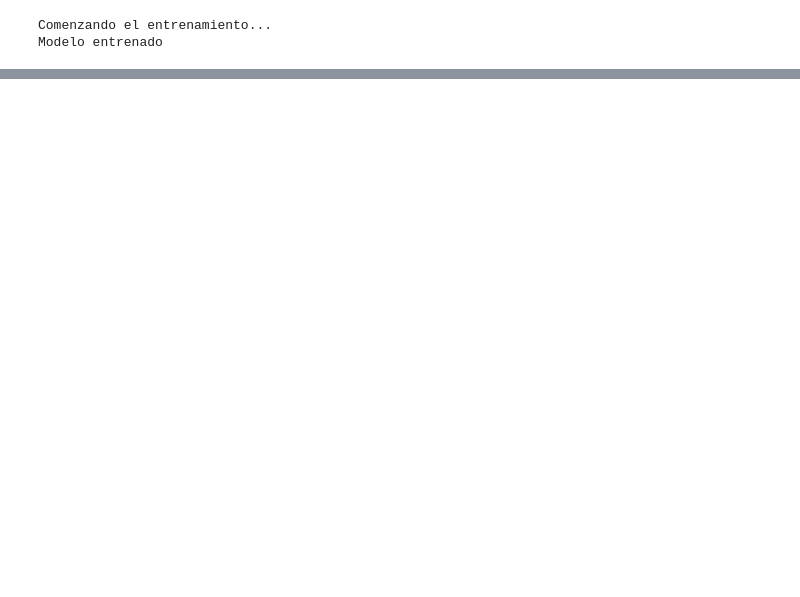
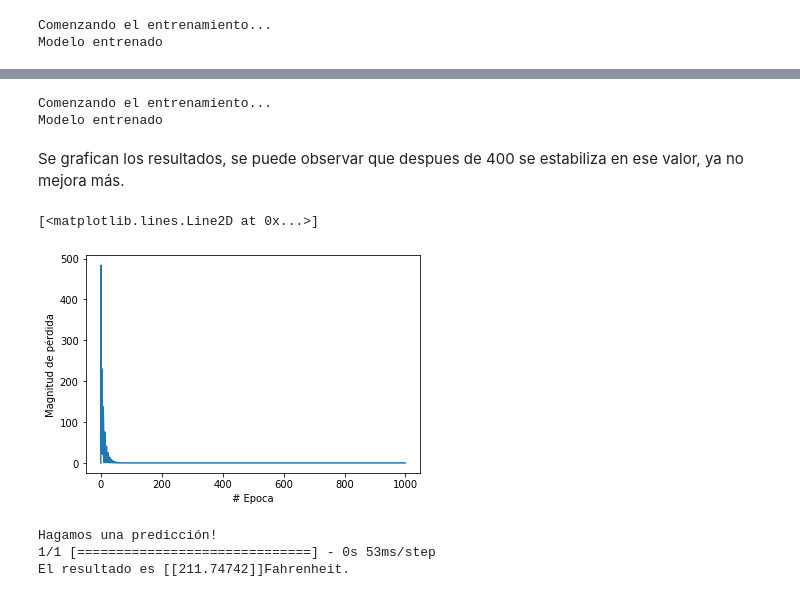
Before and after one commit to dsrojo10/Learning_AI, a Jupyter notebook: ejemplo1/red_neuronal.ipynb, the cells around one changed output, grey strips where cells are left out. Saved outputs shown, nothing was run; the diff lists cells and outputs as text; code cells hidden in the pictures; blank space fills up the shorter version.

```diff
--- a/ejemplo1/red_neuronal.ipynb
+++ b/ejemplo1/red_neuronal.ipynb
@@ -59,0 +91,36 @@ Variable internas del modelo
+# %%
+oculta1 = tf.keras.layers.Dense(units=3, input_shape=[1])
+oculta2 = tf.keras.layers.Dense(units=3)
+salida = tf.keras.layers.Dense(units=1)
+modelo = tf.keras.Sequential([oculta1, oculta2, salida])
+# %%
+modelo.compile(
+    optimizer=tf.keras.optimizers.Adam(0.1),
+    loss = 'mean_squared_error'
+)
+# %%
+# se entrena el modelo (epochs -> numero de vueltas, verbose=False para evitar imprimir basura)
+print("Comenzando el entrenamiento...")
+historial = modelo.fit(celsius, fahrenheit, epochs=1000, verbose=False)
+print("Modelo entrenado")
+# %% [output]
+Comenzando el entrenamiento...
+Modelo entrenado
+# %% [markdown]
+Se grafican los resultados, se puede observar que despues de 400 se estabiliza en ese valor, ya no mejora más.
+# %%
+import matplotlib.pyplot as plt
+plt.xlabel('# Epoca')
+plt.ylabel("Magnitud de pérdida")
+plt.plot(historial.history["loss"])
+# %% [output]
+[<matplotlib.lines.Line2D at 0x...>]
+[figure, added]
+# %%
+print("Hagamos una predicción!")
+resultado = modelo.predict([100.0])
+print("El resultado es " + str(resultado) + "Fahrenheit.")
+# %% [output]
+Hagamos una predicción!
+1/1 [==============================] - 0s 53ms/step
+El resultado es [[211.74742]]Fahrenheit.
```
Also changed, not shown: parts of 22 cells of this notebook.
